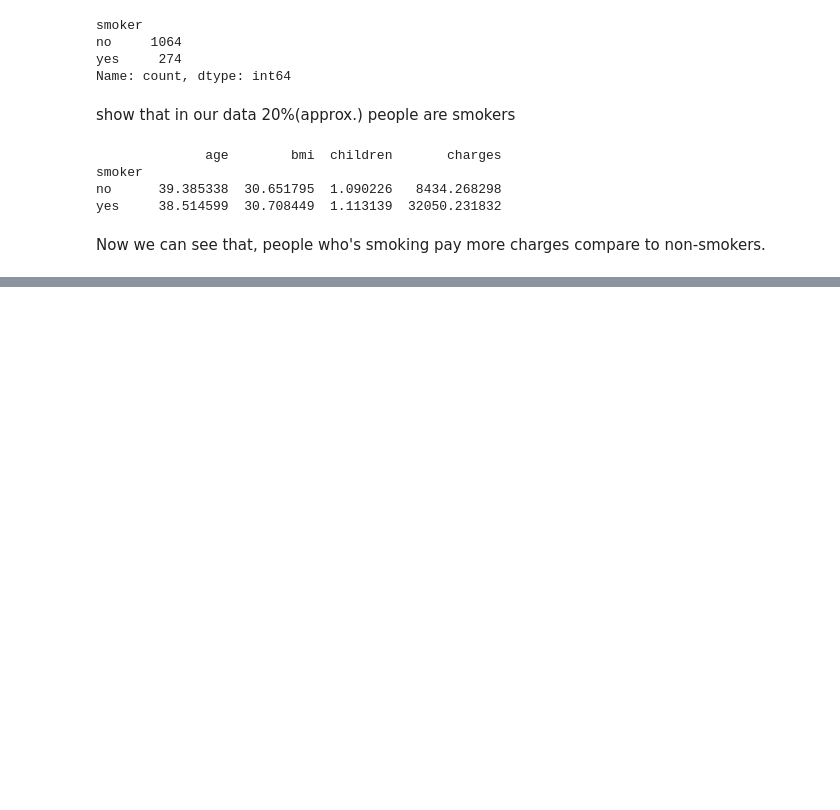
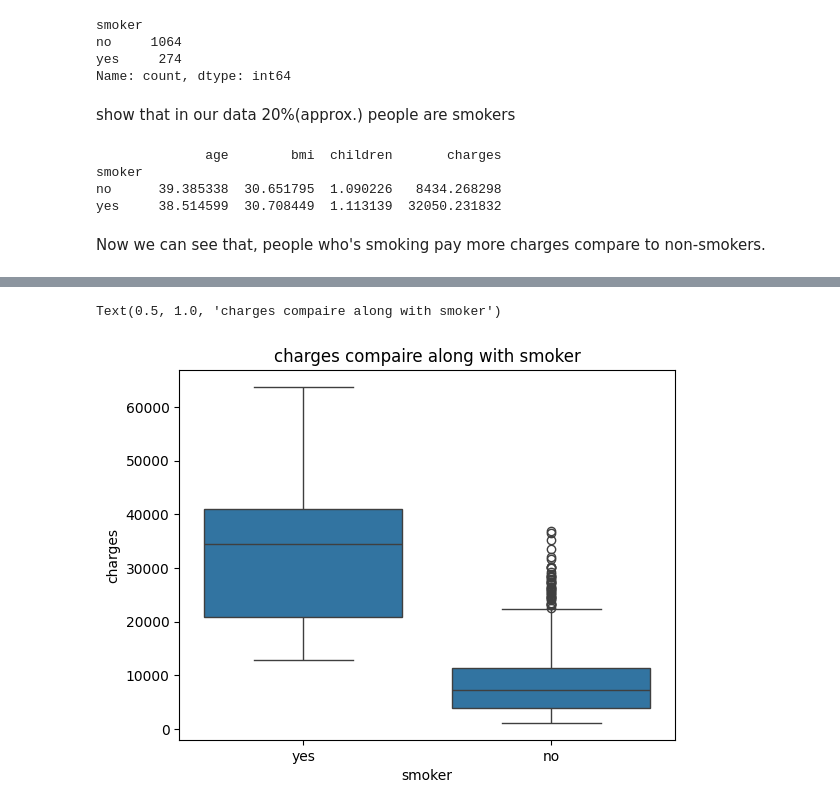
Before and after one commit to sarthakactuary/Actuarial_Analysis_on_Medical_Cost_Data, a Jupyter notebook: Working.ipynb, the cells around one changed output, grey strips where cells are left out. Cells and saved outputs as stored; diff of their text form; code cells hidden in the pictures; blank space fills up the shorter version.

```diff
--- a/Working.ipynb
+++ b/Working.ipynb
@@ -84,0 +114,6 @@ Now we can see that, people who's smoking pay more charges compare to non-smoker
+# %%
+sns.boxplot(x='smoker',y='charges',data=df)
+plt.title("charges compaire along with smoker")
+# %% [output]
+Text(0.5, 1.0, 'charges compaire along with smoker')
+[figure, added]
```
Also changed, not shown: parts of 5 cells of this notebook, 4 other files.
